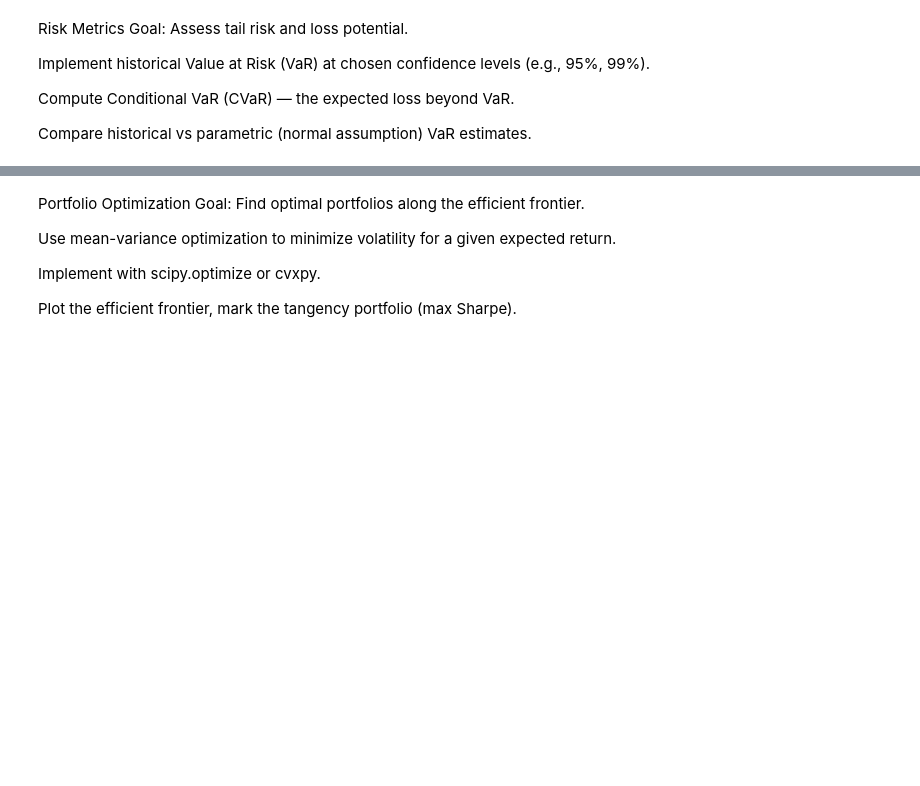
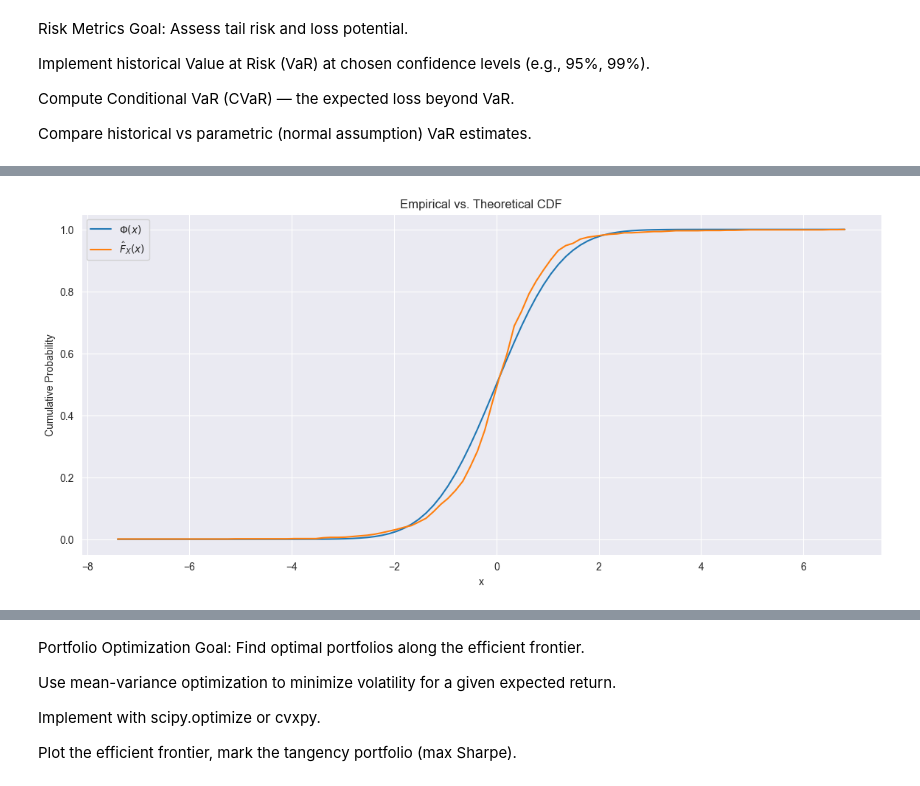
Before and after one commit to gianmarcolai/Finance-Training, a Jupyter notebook: Risk Metrics and Portfolio Analytics.ipynb, the cells around one changed output, grey strips where cells are left out. Cells and saved outputs as stored; diff of their text form; code cells hidden in the pictures; blank space fills up the shorter version.

```diff
--- a/Risk Metrics and Portfolio Analytics.ipynb
+++ b/Risk Metrics and Portfolio Analytics.ipynb
@@ -268,0 +321,8 @@ Compare historical vs parametric (normal assumption) VaR estimates.
+# %%
+min_x = float(np.nanmin(x.to_numpy()))
+max_x = float(np.nanmax(x.to_numpy()))
+# or, if x is a DataFrame instead of a Series:
+# min_x = float(x.min().min()); max_x = float(x.max().max())
+# %%
+empirical_support = np.linspace(min_x, max_x, 100)
+empirical_support
@@ -268,0 +352,26 @@ Compare historical vs parametric (normal assumption) VaR estimates.
+# %%
+def F_hat_fct(portfolio, cutoff):
+    return np.sum(portfolio<=cutoff)/len(portfolio)
+# %%
+Phi_vals = np.zeros(len(empirical_support))
+F_hat_vals = np.zeros(len(empirical_support))
+
+for i in range(len(empirical_support)):
+    Phi_vals[i] = norm.cdf(empirical_support[i])
+    F_hat_vals[i] = F_hat_fct(x, empirical_support[i])
+# %%
+import matplotlib.pyplot as plt
+
+plt.figure(figsize=(14, 6))
+plt.grid(True)
+
+plt.plot(empirical_support, Phi_vals, label=r"$\Phi(x)$")
+plt.plot(empirical_support, F_hat_vals, label=r"$\hat{F}_X(x)$")
+
+plt.ylabel("Cumulative Probability")
+plt.title("Empirical vs. Theoretical CDF")
+plt.legend()
+plt.xlabel("x")
+plt.show()
+# %% [output]
+[figure, added]
```
Also changed, not shown: parts of 39 cells of this notebook.
